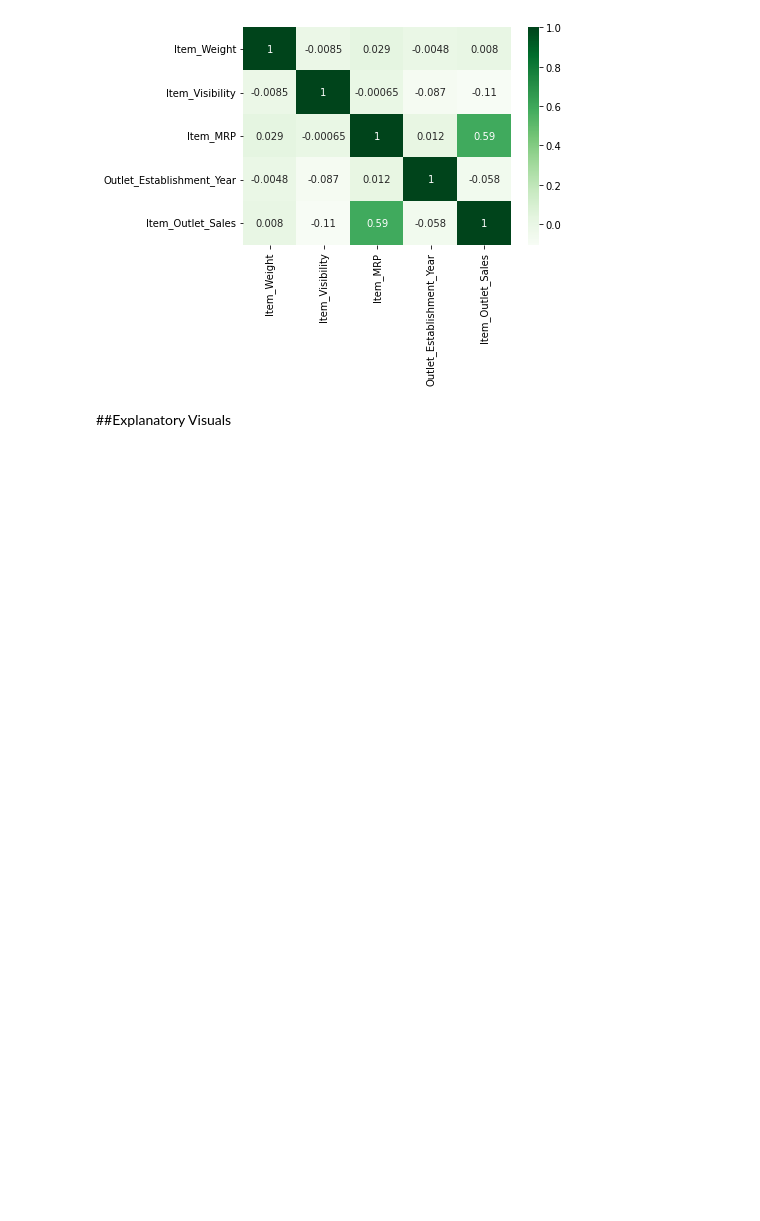
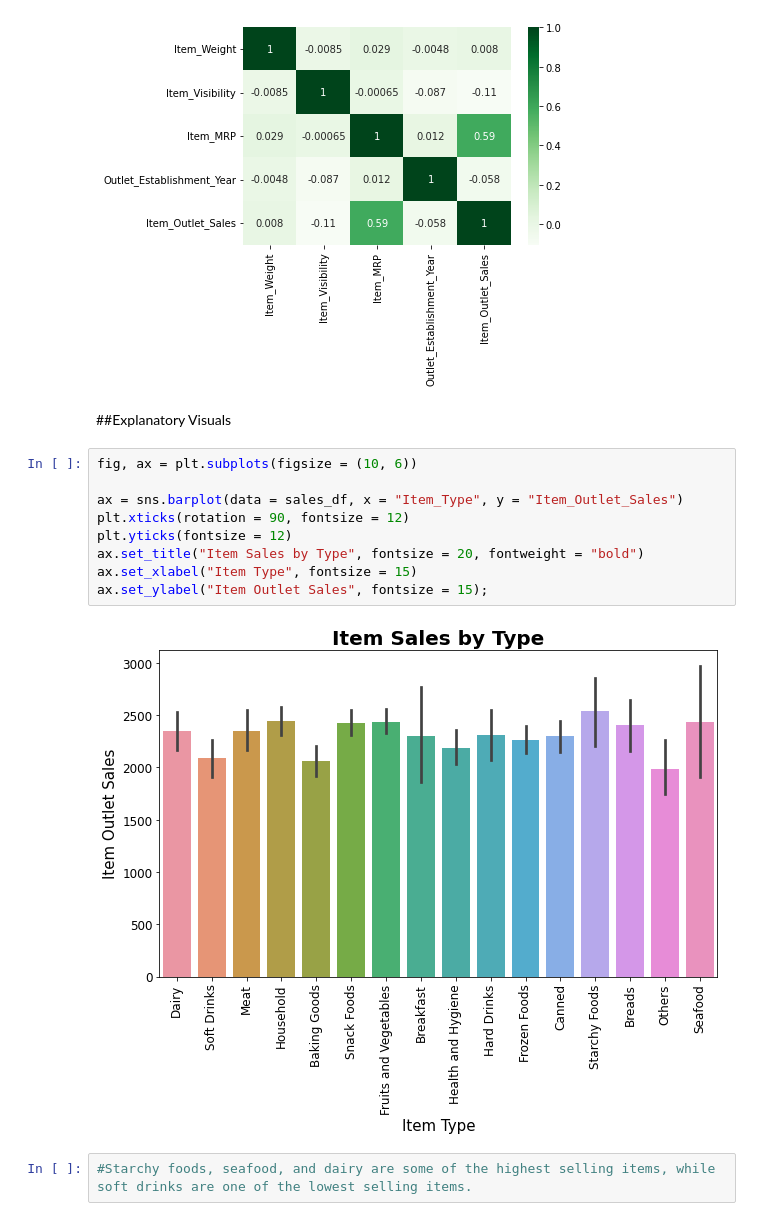
Before and after one commit to alexre24/Food-Sales-Predictions, a Jupyter notebook: Project_1.ipynb, the cells around one changed output. Saved outputs shown, nothing was run; the diff lists cells and outputs as text; blank space fills up the shorter version.

```diff
--- a/Project_1.ipynb
+++ b/Project_1.ipynb
@@ -306,3 +314,16 @@ sns.heatmap(data = sales_df.corr(), cmap = "Greens", annot = True);
 [figure]
 # %% [markdown]
 ##Explanatory Visuals
+# %%
+fig, ax = plt.subplots(figsize = (10, 6))
+
+ax = sns.barplot(data = sales_df, x = "Item_Type", y = "Item_Outlet_Sales")
+plt.xticks(rotation = 90, fontsize = 12)
+plt.yticks(fontsize = 12)
+ax.set_title("Item Sales by Type", fontsize = 20, fontweight = "bold")
+ax.set_xlabel("Item Type", fontsize = 15)
+ax.set_ylabel("Item Outlet Sales", fontsize = 15);
+# %% [output]
+[figure, added]
+# %%
+#Starchy foods, seafood, and dairy are some of the highest selling items, while soft drinks are one of the lowest selling items.
```
Also changed, not shown: parts of 7 cells of this notebook.
